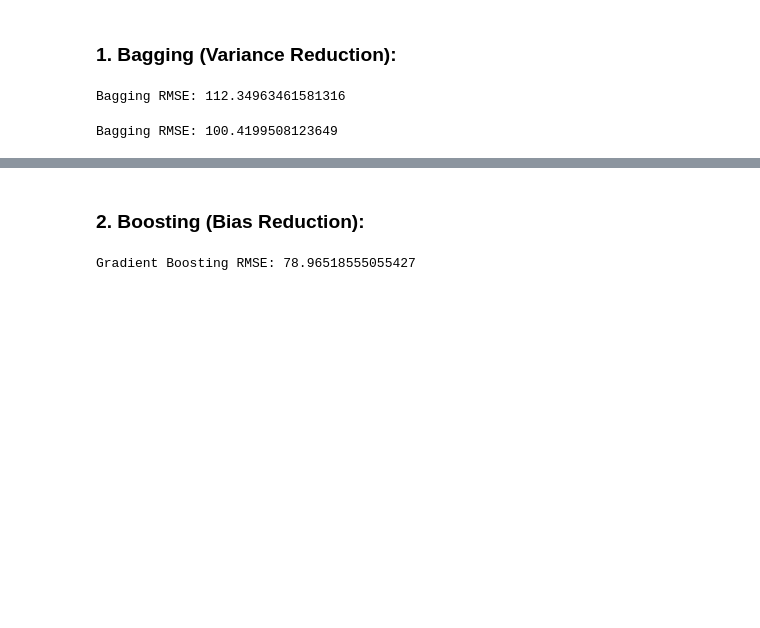
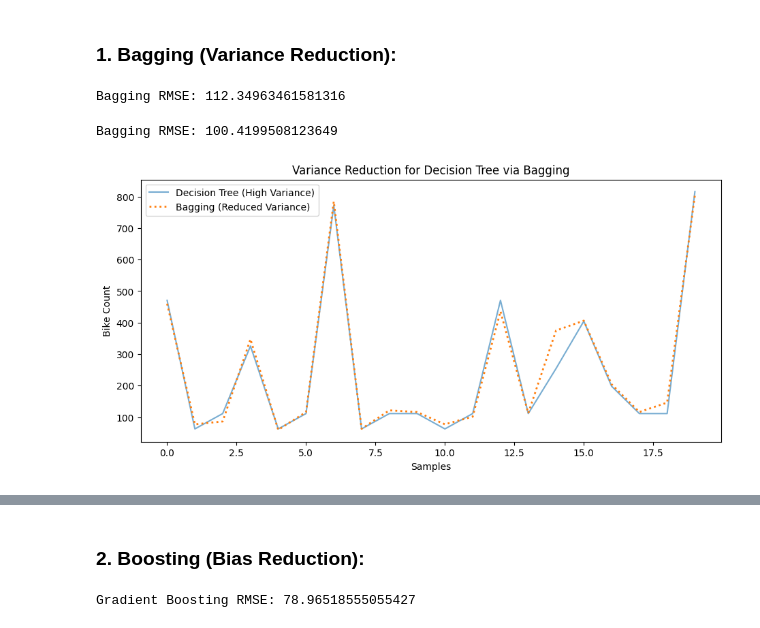
Before and after one commit to KaeBee2003/assignment-8-KaeBee2003, a Jupyter notebook: Ass8.ipynb, the cells around one changed output, grey strips where cells are left out. Drawn from its saved outputs; the diff is of its cells as text; code cells hidden in the pictures; blank space fills up the shorter version.

```diff
--- a/Ass8.ipynb
+++ b/Ass8.ipynb
@@ -13,0 +15,2 @@ import numpy as np
+# %%
+plt.style.use('solarized_dark')
@@ -14,3 +19,5 @@ import numpy as np
+# %%
+plt.style.use('default')
 # %%
 df = pd.read_csv("hour.csv")
 # %%
@@ -108,3 +115,17 @@ bagging2_rmse = np.sqrt(mean_squared_error(y_test, bagging2_pred))
 print("Bagging RMSE:", bagging2_rmse)
 # %% [output]
 Bagging RMSE: 100.4199508123649
+# %%
+plt.figure(figsize=(11,5))
+
+n = 20
+plt.plot(dt_pred[:n], label="Decision Tree (High Variance)", alpha=0.6)
+plt.plot(bagging_pred[:n], label="Bagging (Reduced Variance)", linewidth=2, linestyle="dotted")
+
+plt.title("Variance Reduction for Decision Tree via Bagging")
+plt.xlabel("Samples")
+plt.ylabel("Bike Count")
+plt.legend()
+plt.show()
+# %% [output]
+[figure, added]
```
Also changed, not shown: parts of 10 cells of this notebook.
